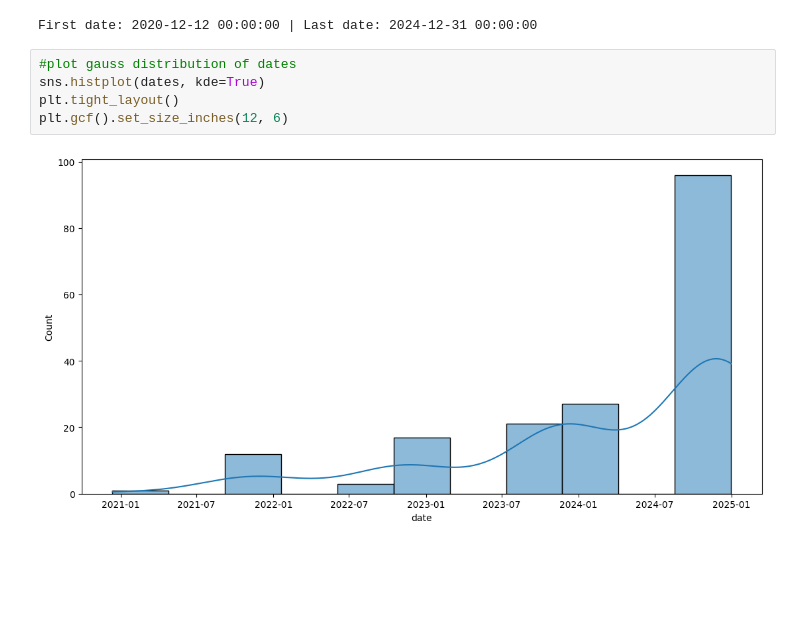
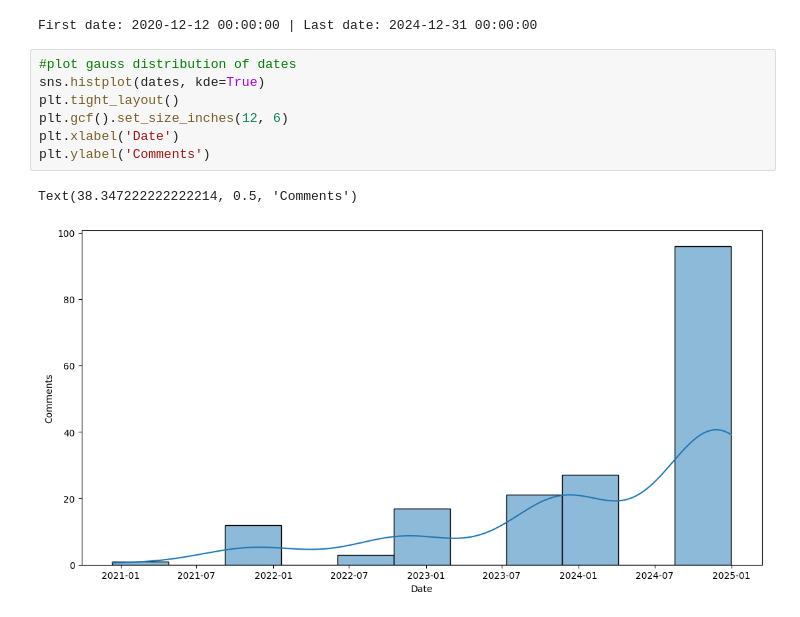
Before and after one commit to enmanuelmag/ID-v3-Scrapper, a Jupyter notebook: Data.ipynb, the cells around one changed output. Saved outputs shown, nothing was run; the diff lists cells and outputs as text; blank space fills up the shorter version.

```diff
--- a/Data.ipynb
+++ b/Data.ipynb
@@ -34,10 +34,13 @@ First date: 2020-12-12 00:00:00 | Last date: 2024-12-31 00:00:00
 # %%
 #plot gauss distribution of dates
 sns.histplot(dates, kde=True)
 plt.tight_layout()
 plt.gcf().set_size_inches(12, 6)
+plt.xlabel('Date')
+plt.ylabel('Comments')
 # %% [output]
+Text(38.347222222222214, 0.5, 'Comments')
-[figure, old version]
+[figure, new version]
 # %%
 # count comments and group by date
 df['month-year'] = df['date'].dt.to_period('M')
```
Also changed, not shown: parts of 1 cell of this notebook, 2 other files.
